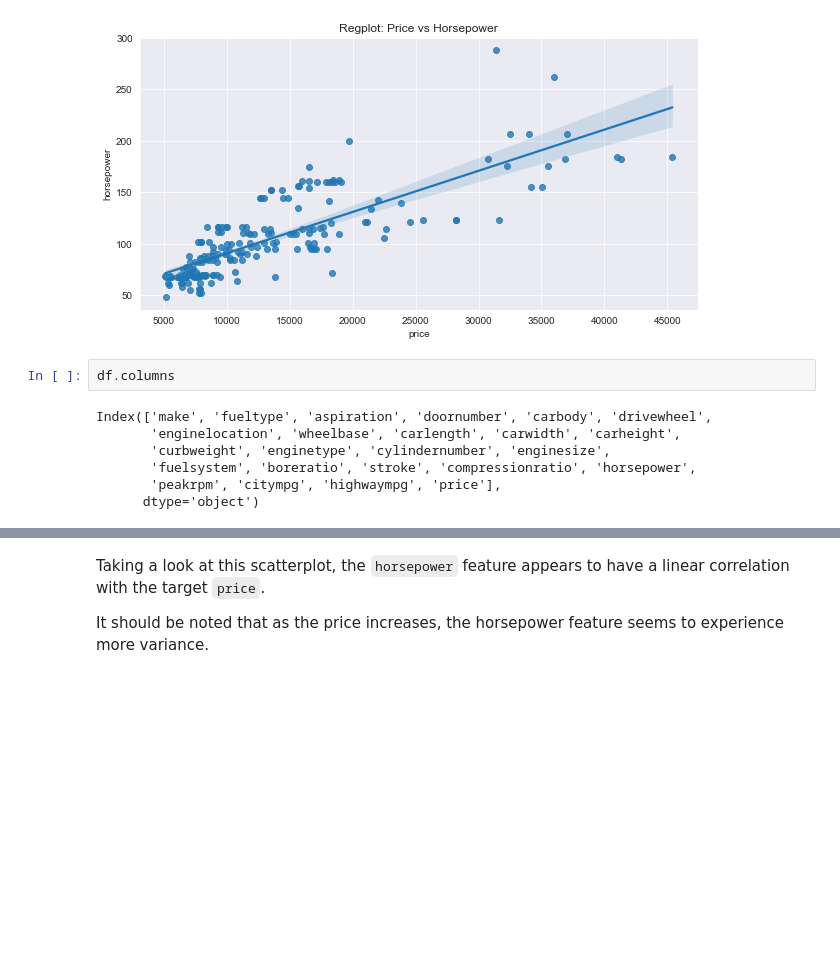
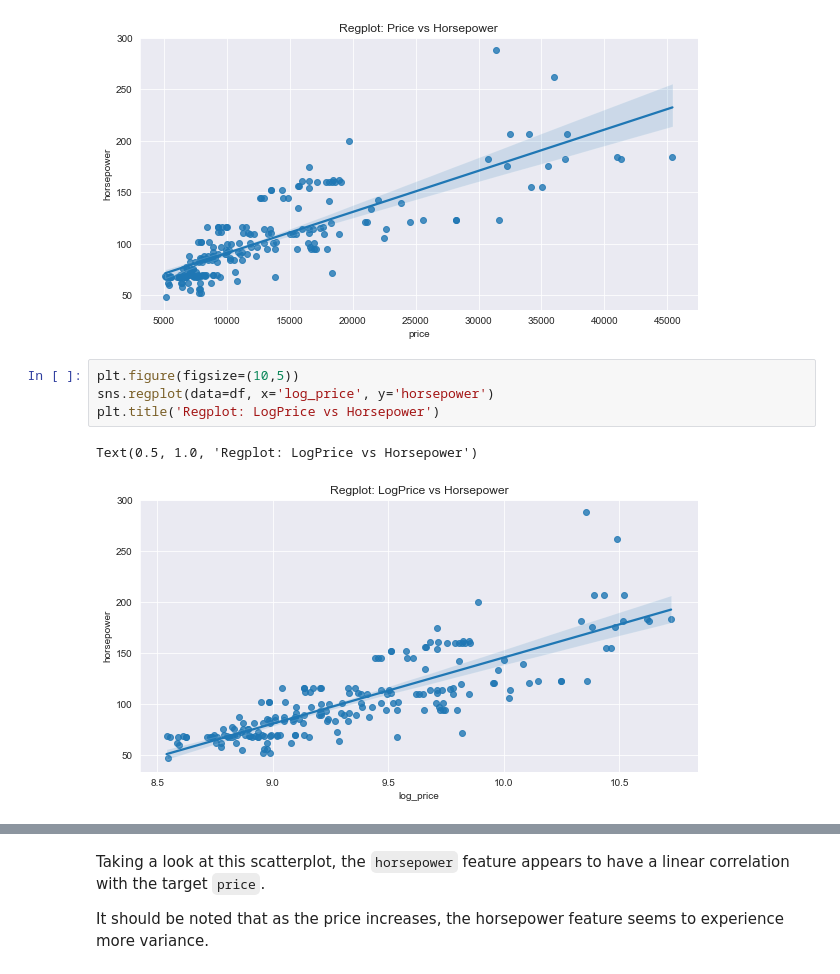
Before and after one commit to MrKimhoff/Python-Car-Price-Prediction, a Jupyter notebook: Project One Working Notebook.ipynb, the cells around one changed output, grey strips where cells are left out. Cells and saved outputs as stored; diff of their text form; blank space fills up the shorter version.

```diff
--- a/Project One Working Notebook.ipynb
+++ b/Project One Working Notebook.ipynb
@@ -259,13 +291,11 @@ plt.title('Regplot: Price vs Horsepower')
 # %% [output]
 Text(0.5, 1.0, 'Regplot: Price vs Horsepower')
 [figure]
-# %%
-df.columns
-# %% [output]
-Index(['make', 'fueltype', 'aspiration', 'doornumber', 'carbody', 'drivewheel',
-       'enginelocation', 'wheelbase', 'carlength', 'carwidth', 'carheight',
-       'curbweight', 'enginetype', 'cylindernumber', 'enginesize',
-       'fuelsystem', 'boreratio', 'stroke', 'compressionratio', 'horsepower',
-       'peakrpm', 'citympg', 'highwaympg', 'price'],
-      dtype='object')
+# %%
+plt.figure(figsize=(10,5))
+sns.regplot(data=df, x='log_price', y='horsepower')
+plt.title('Regplot: LogPrice vs Horsepower')
+# %% [output]
+Text(0.5, 1.0, 'Regplot: LogPrice vs Horsepower')
+[figure, added]
 # %%
```
Also changed, not shown: parts of 38 cells of this notebook.
